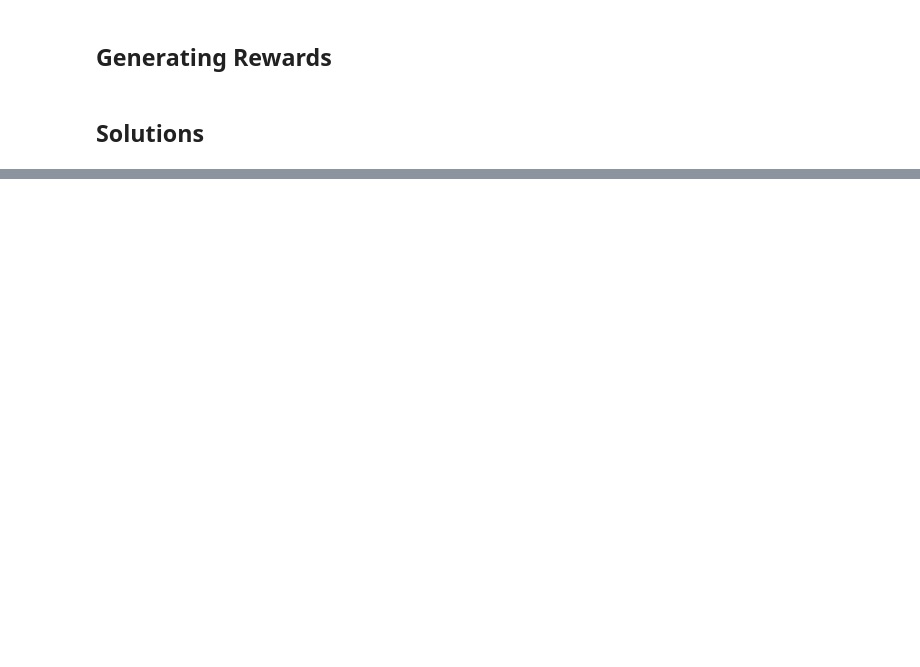
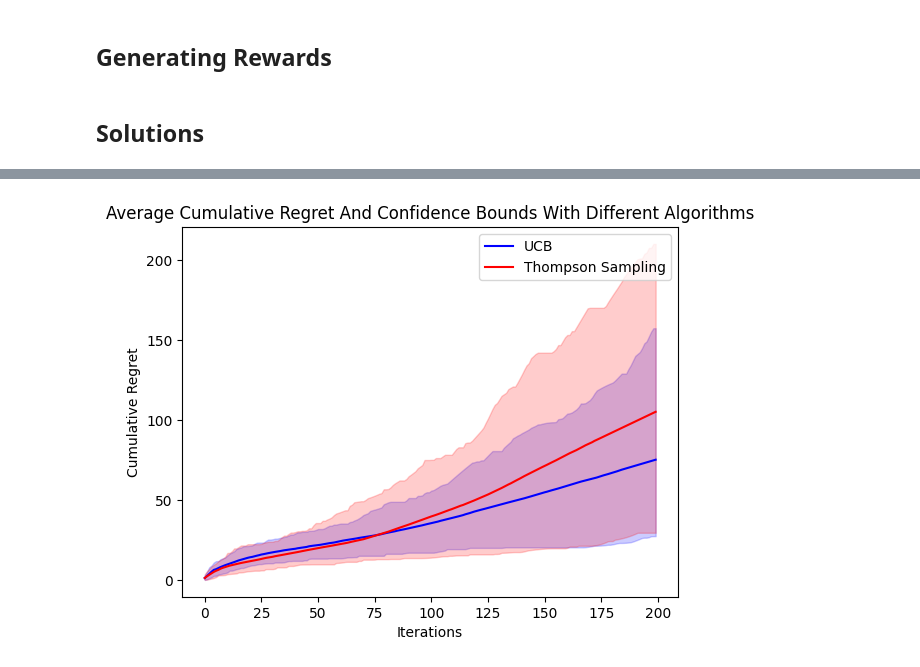
Before and after one commit to loggedin/reinforcement-learning, a Jupyter notebook: Nonstationary_Environment.ipynb, the cells around one changed output, grey strips where cells are left out. Cells and saved outputs as stored; diff of their text form; code cells hidden in the pictures; blank space fills up the shorter version.

Commit message:
add thompson sampling to notebook

```diff
--- a/Nonstationary_Environment.ipynb
+++ b/Nonstationary_Environment.ipynb
@@ -61,7 +58,7 @@ class Arm:
         self.avgrew = 0.0
 
     def sample(self, t):
-        return np.random.normal(self.mu_t_a[t], self.sigma)
+        return np.random.normal(self.mu_t_a[t], np.sqrt(self.sigma))
 
     def update(self, rew):
         self.numplays += 1
@@ -73,15 +70,10 @@ class Arm:
         self.update(rew)
         return rew
 
-    def reset(self):
-        self.numplays = 0.0
-        self.totrew = 0.0
-        self.avgrew = 0.0
-
-def GetArms(K, mu_t_a, sigma):
+def GetArms(K, mu_t, noise_var):
     arms = []
     for i in range(K):
-        arms.append(Arm(i, mu_t_a[i], sigma))
+        arms.append(Arm(i, mu_t[i], noise_var))
     return arms
 # %%
 # might be worth changing the formula for cb
@@ -143,0 +138,43 @@ plt.show()
+# %%
+K, T, noise_var = 5, 200, 1
+n_sim = 100
+
+regrets = np.zeros((n_sim, T))
+
+for sim in range(n_sim):
+    mean_rewards = generate_mean_rewards()
+    bandits_env = GetArms(K, mean_rewards, noise_var)
+    for arm in bandits_env:
+        setattr(arm, 'ucb', 1000.0)
+        setattr(arm, 'lcb', -1000.0)
+    regrets[sim] = np.cumsum(UpperConfidenceBound(bandits_env, T)[1])
+
+mean_regrets = np.mean(regrets, axis=0)
+sorted_regrets = np.sort(regrets, axis=0)
+CB95 = sorted_regrets[94]
+CB5 = sorted_regrets[4]
+plt.plot(mean_regrets, label='UCB', color='b')
+plt.fill_between(np.arange(T), CB5, CB95, alpha=0.2, color='b')
+
+regrets = np.zeros((n_sim, T))
+standard_priors = np.tile(np.array([0, 10]), (K, 1))
+
+for sim in range(n_sim):
+    mean_rewards = generate_mean_rewards()
+    bandits_env = GetArms(K, mean_rewards, noise_var)
+    regrets[sim] = np.cumsum(ThompsonSampling_Gaussian(bandits_env, standard_priors, T)[1])
+
+mean_regrets = np.mean(regrets, axis=0)
+sorted_regrets = np.sort(regrets, axis=0)
+CB95 = sorted_regrets[94]
+CB5 = sorted_regrets[4]
+plt.plot(mean_regrets, label='Thompson Sampling', color='r')
+plt.fill_between(np.arange(T), CB5, CB95, alpha=0.2, color='r')
+
+plt.legend()
+plt.xlabel('Iterations')
+plt.ylabel('Cumulative Regret')
+plt.title('Average Cumulative Regret And Confidence Bounds With Different Algorithms')
+plt.show()
+# %% [output]
+[figure, added]
```
Also changed, not shown: parts of 7 cells of this notebook.
